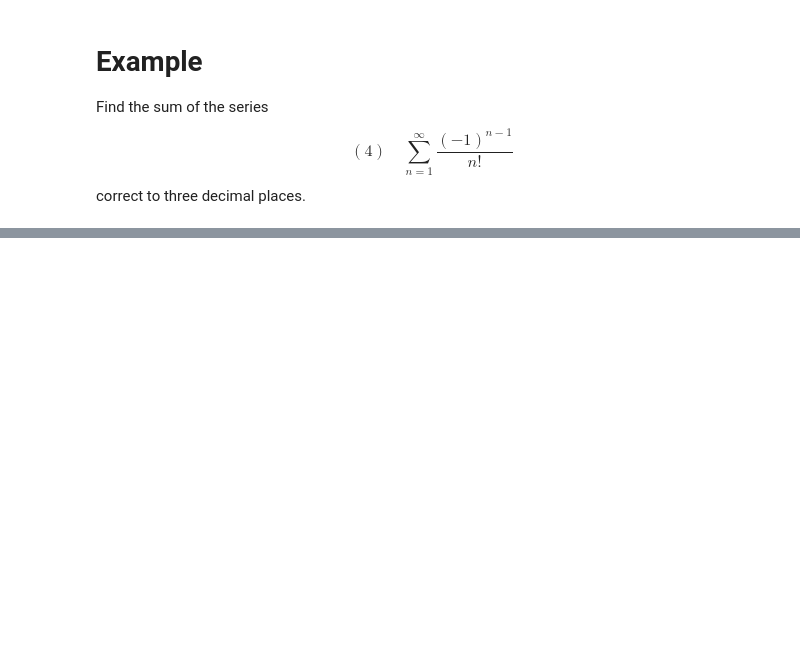
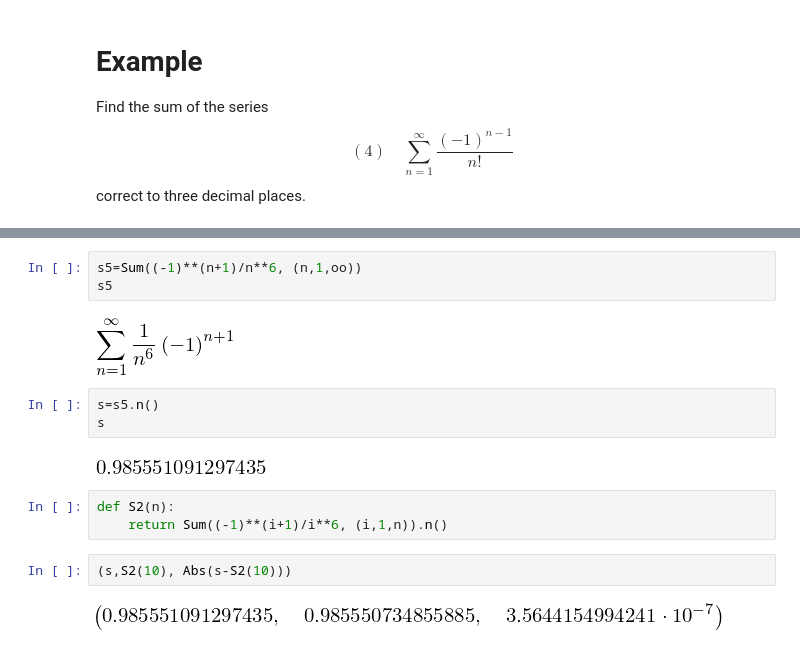
Before and after one commit to mmogib/math102_old, a Jupyter notebook: 11.5/Sec11.05.ipynb, the cells around one changed output, grey strips where cells are left out. Cells and saved outputs as stored; diff of their text form; blank space fills up the shorter version.

```diff
--- a/11.5/Sec11.05.ipynb
+++ b/11.5/Sec11.05.ipynb
@@ -42,0 +49,17 @@ S(6), s4
+# %%
+s5=Sum((-1)**(n+1)/n**6, (n,1,oo))
+s5
+# %% [output]
+[figure, added]
+# %%
+s=s5.n()
+s
+# %% [output]
+[figure, added]
+# %%
+def S2(n):
+    return Sum((-1)**(i+1)/i**6, (i,1,n)).n()
+# %%
+(s,S2(10), Abs(s-S2(10)))
+# %% [output]
+[figure, added]
```
Also changed, not shown: parts of 2 cells of this notebook, 5 other files.
